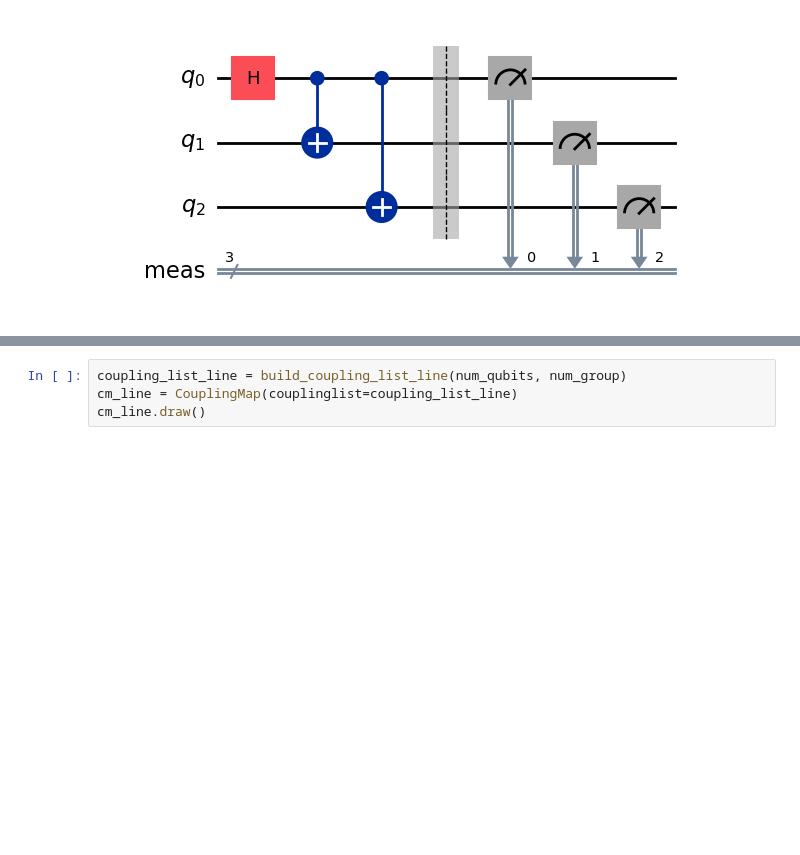
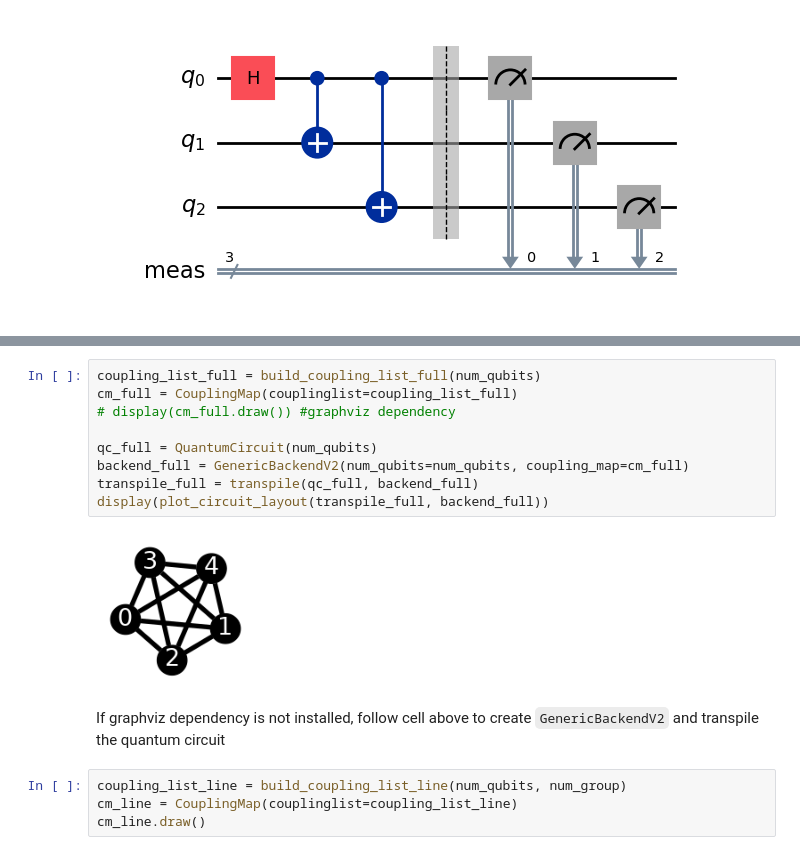
Before and after one commit to natashaval/qubit-mapping-distributed-qc, a Jupyter notebook: 0_generic_backend.ipynb, the cells around one changed output, grey strips where cells are left out. Saved outputs shown, nothing was run; the diff lists cells and outputs as text; blank space fills up the shorter version.

```diff
--- a/0_generic_backend.ipynb
+++ b/0_generic_backend.ipynb
@@ -62,3 +61,16 @@ display(plot_histogram(counts))
+# %%
+coupling_list_full = build_coupling_list_full(num_qubits)
+cm_full = CouplingMap(couplinglist=coupling_list_full)
+# display(cm_full.draw()) #graphviz dependency
+
+qc_full = QuantumCircuit(num_qubits)
+backend_full = GenericBackendV2(num_qubits=num_qubits, coupling_map=cm_full)
+transpile_full = transpile(qc_full, backend_full)
+display(plot_circuit_layout(transpile_full, backend_full))
+# %% [output]
+[figure, added]
+# %% [markdown]
+If graphviz dependency is not installed, follow cell above to create `GenericBackendV2` and transpile the quantum circuit
 # %%
 coupling_list_line = build_coupling_list_line(num_qubits, num_group)
 cm_line = CouplingMap(couplinglist=coupling_list_line)
```
Also changed, not shown: parts of 4 cells of this notebook, 4 other files.
